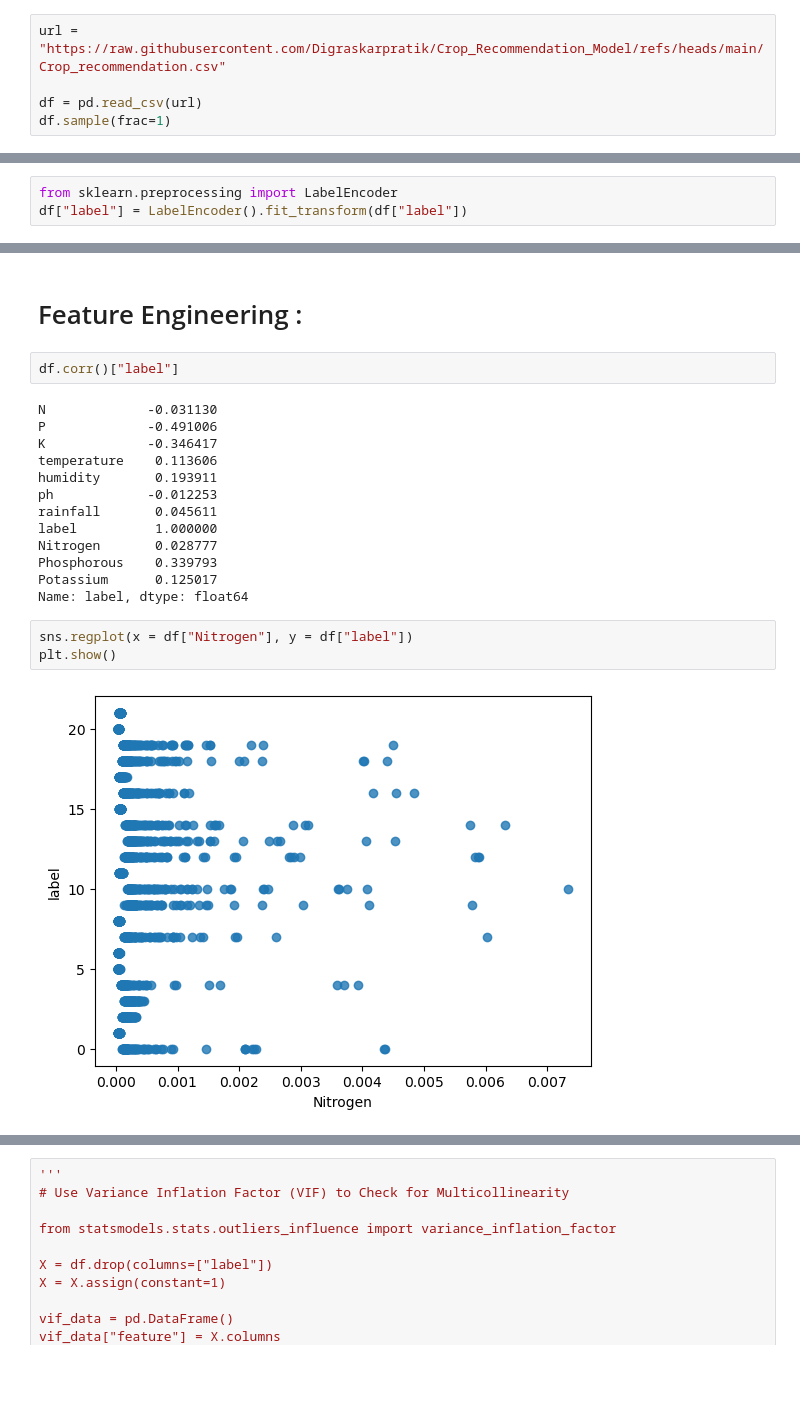
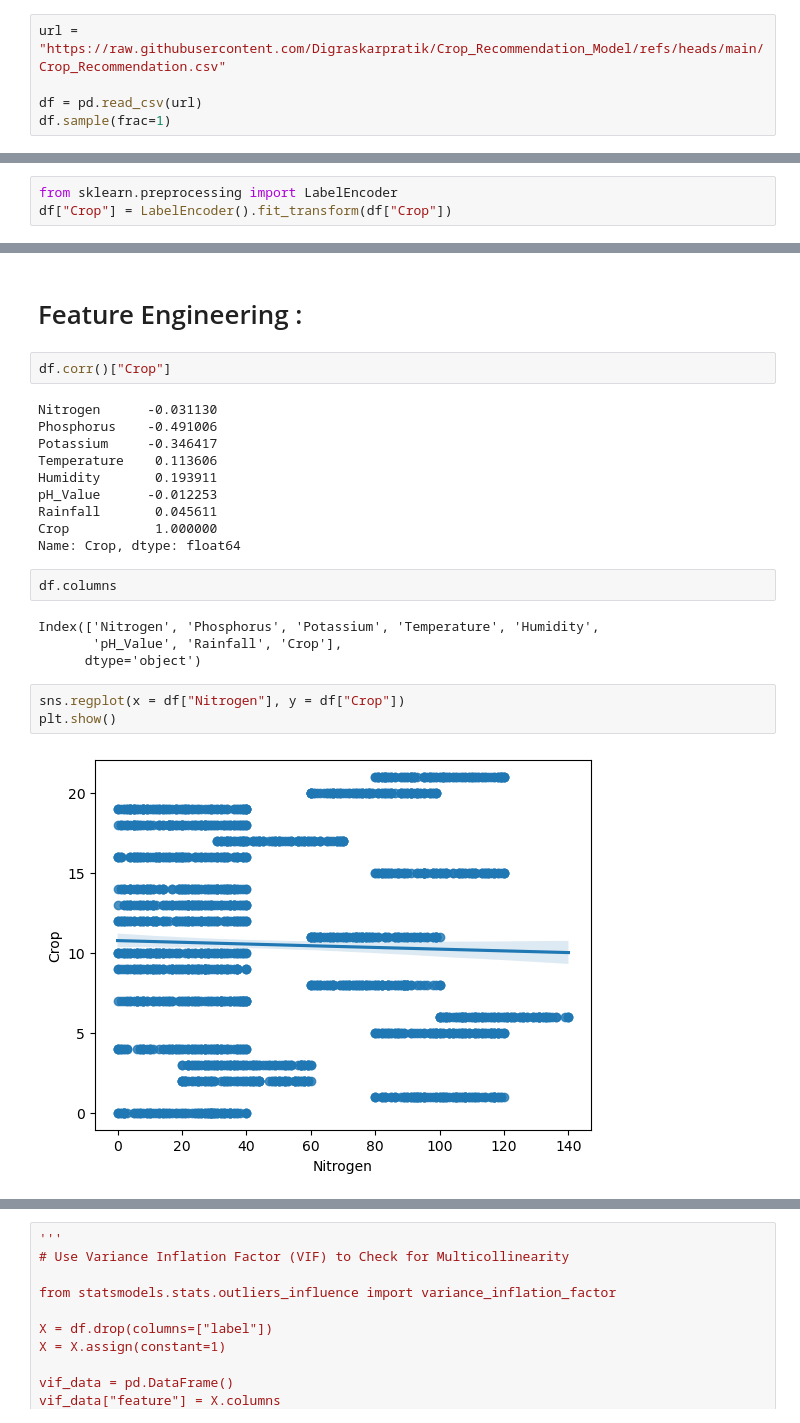
Before and after one commit to Digraskarpratik/Crop_Recommendation_Model, a Jupyter notebook: model.ipynb, the cells around one changed output, grey strips where cells are left out. Saved outputs shown, nothing was run; the diff lists cells and outputs as text; blank space fills up the shorter version.

```diff
--- a/model.ipynb
+++ b/model.ipynb
@@ -26,7 +26,7 @@ logging.basicConfig(filename='app.log',
 # Step 2 :
 ## Data Uploading Using Pandas Function
 # %%
-url = "https://raw.githubusercontent.com/Digraskarpratik/Crop_Recommendation_Model/refs/heads/main/Crop_recommendation.csv"
+url = "https://raw.githubusercontent.com/Digraskarpratik/Crop_Recommendation_Model/refs/heads/main/Crop_Recommendation.csv"
 
 df = pd.read_csv(url)
 df.sample(frac=1)
@@ -193,6 +193,6 @@ plt.show()
 # %%
 from sklearn.preprocessing import LabelEncoder
-df["label"] = LabelEncoder().fit_transform(df["label"])
+df["Crop"] = LabelEncoder().fit_transform(df["Crop"])
 # %%
 df
 # %% [output]
@@ -224,25 +212,28 @@ Name: label, dtype: float64
 # %% [markdown]
 # Feature Engineering :
 # %%
-df.corr()["label"]
+df.corr()["Crop"]
 # %% [output]
-N             -0.031130
-P             -0.491006
-K             -0.346417
-temperature    0.113606
-humidity       0.193911
-ph            -0.012253
-rainfall       0.045611
-label          1.000000
-Nitrogen       0.028777
-Phosphorous    0.339793
-Potassium      0.125017
-Name: label, dtype: float64
+Nitrogen      -0.031130
+Phosphorus    -0.491006
+Potassium     -0.346417
+Temperature    0.113606
+Humidity       0.193911
+pH_Value      -0.012253
+Rainfall       0.045611
+Crop           1.000000
+Name: Crop, dtype: float64
+# %%
+df.columns
+# %% [output]
+Index(['Nitrogen', 'Phosphorus', 'Potassium', 'Temperature', 'Humidity',
+       'pH_Value', 'Rainfall', 'Crop'],
+      dtype='object')
 # %%
-sns.regplot(x = df["Nitrogen"], y = df["label"])
+sns.regplot(x = df["Nitrogen"], y = df["Crop"])
 plt.show()
 # %% [output]
-[figure, old version]
+[figure, new version]
 # %%
 df_stats
 # %% [output]
```
Also changed, not shown: parts of 16 cells of this notebook, 1 other file.
